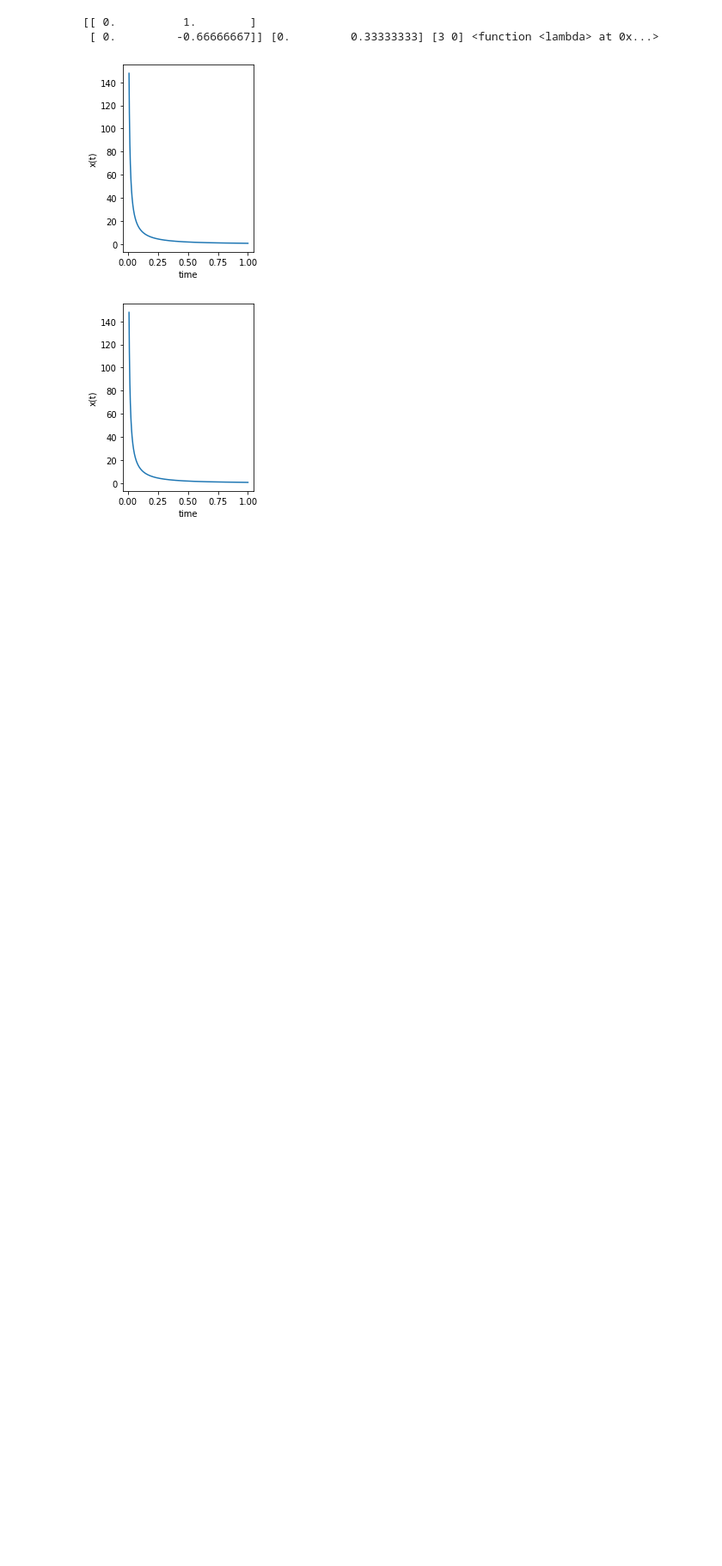
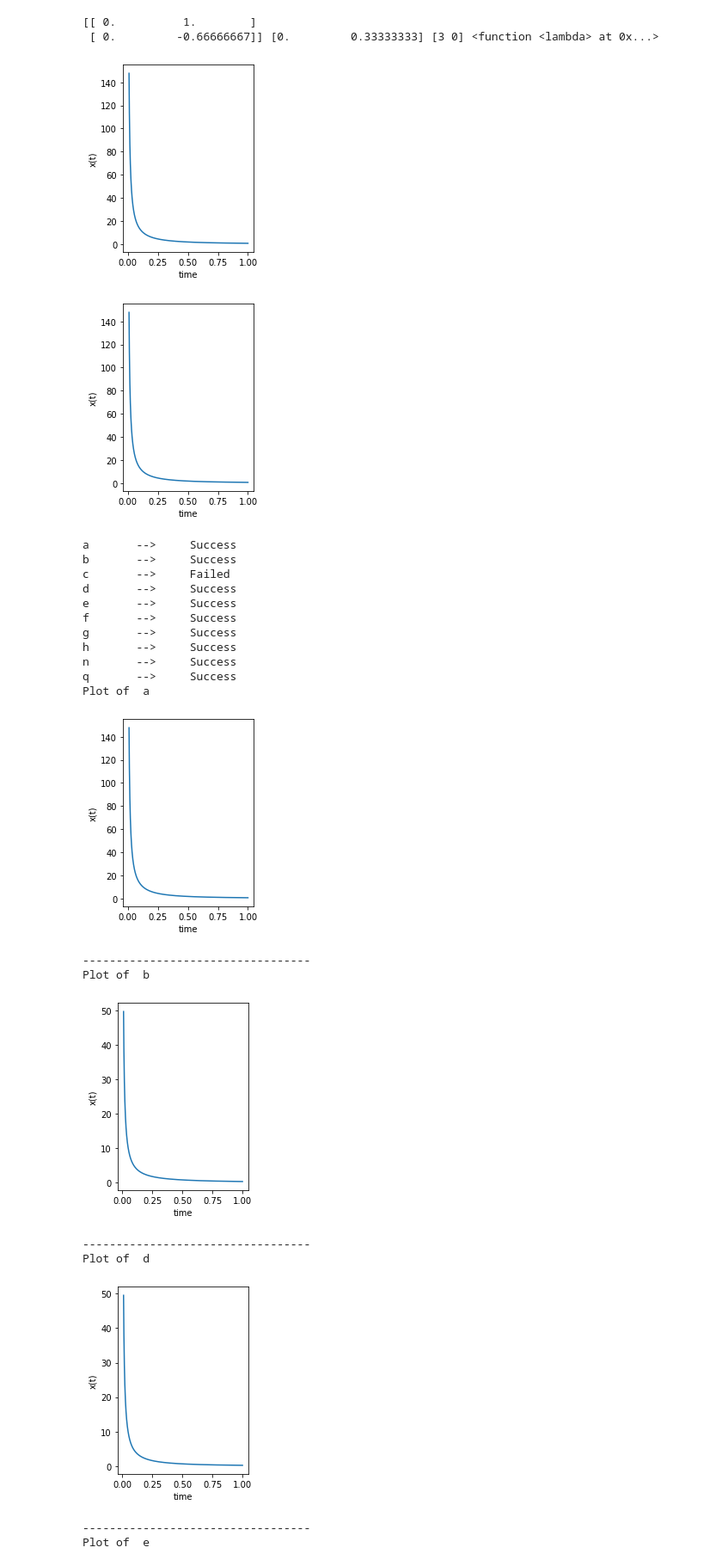
Before and after one commit to hany606/LCT_Spring20IU, a Jupyter notebook: Lab1_Additional_Points.ipynb, the cells around one changed output. Shown at 86% size. Cells and saved outputs as stored; diff of their text form; code cells hidden in the pictures; blank space fills up the shorter version.

```diff
--- a/Lab1_Additional_Points.ipynb
+++ b/Lab1_Additional_Points.ipynb
@@ -172,3 +179,65 @@ plot(test,time)
  [ 0.         -0.66666667]] [0.         0.33333333] [3 0] <function <lambda> at 0x...>
 [figure]
 [figure]
+# %%
+# [Coefficients of the polynomial], function(t) == u, polynomial of the output, coefficient of t-term]
+equations = [[[3,2,0],lambda t: 2*t+1,[3,0], 0], #a
+             [[1,2,0],lambda t: t+8,[1,0], 0],   #b
+             [[1,-1,0],lambda t: t-4,[1,2], 0],  #c
+             [[2,2,0],lambda t: 2*t+9,[1,0], 0], #d
+             [[1,2,2],lambda t: t+5,[1,0], 1], #e
+             [[1,2,1],lambda t: t+5,[1,0], 2], #f
+             [[1,5,1],lambda t: t,[1,0], 2], #g
+             [[1,0,0],lambda t: t+3,[2,1], 0], #h
+             [[1,3,3],lambda t: t,[1,0], 2], #n
+             [[3,3,0],lambda t: 2*t+1,[3,0], 0], #q
+             ]
+
+questions_list = ['a', 'b', 'c', 'd', 'e', 'f', 'g', 'h', 'n', 'q']
+coefficients = {}
+transfer_functions = {}
+state_space_models = {}
+tf_plot = {}
+x_axis = np.linspace(0.01, 1, 1000)
+
+
+for i,q in enumerate(questions_list):
+  print(q, "\t-->\t", end="")
+  if(q == 'c'):
+    print("Failed")
+    continue
+  coefficients[q] = [np.array(equations[i][0]), np.array(equations[i][2]), equations[i][3]]
+  state_space_models[q] = StateSpaceModel(coefficients=coefficients[q], u=equations[i][1])
+  transfer_functions[q] = state_space_models[q].getTransferFunction
+  tf_plot[q] = []
+  for i in x_axis:
+    tf_plot[q].append(transfer_functions[q](i))
+  print("Success")
+
+for q in questions_list:
+  if(q == 'c'):
+    continue
+  print("Plot of ", q)
+  plot(tf_plot[q], x_axis)
+  print("----------------------------------")
+# %% [output]
+a       -->     Success
+b       -->     Success
+c       -->     Failed
+d       -->     Success
+e       -->     Success
+f       -->     Success
+g       -->     Success
+h       -->     Success
+n       -->     Success
+q       -->     Success
+Plot of  a
+[figure, added]
+----------------------------------
+Plot of  b
+[figure, added]
+----------------------------------
+Plot of  d
+[figure, added]
+----------------------------------
+Plot of  e
```
Also changed, not shown: parts of 4 cells of this notebook.
